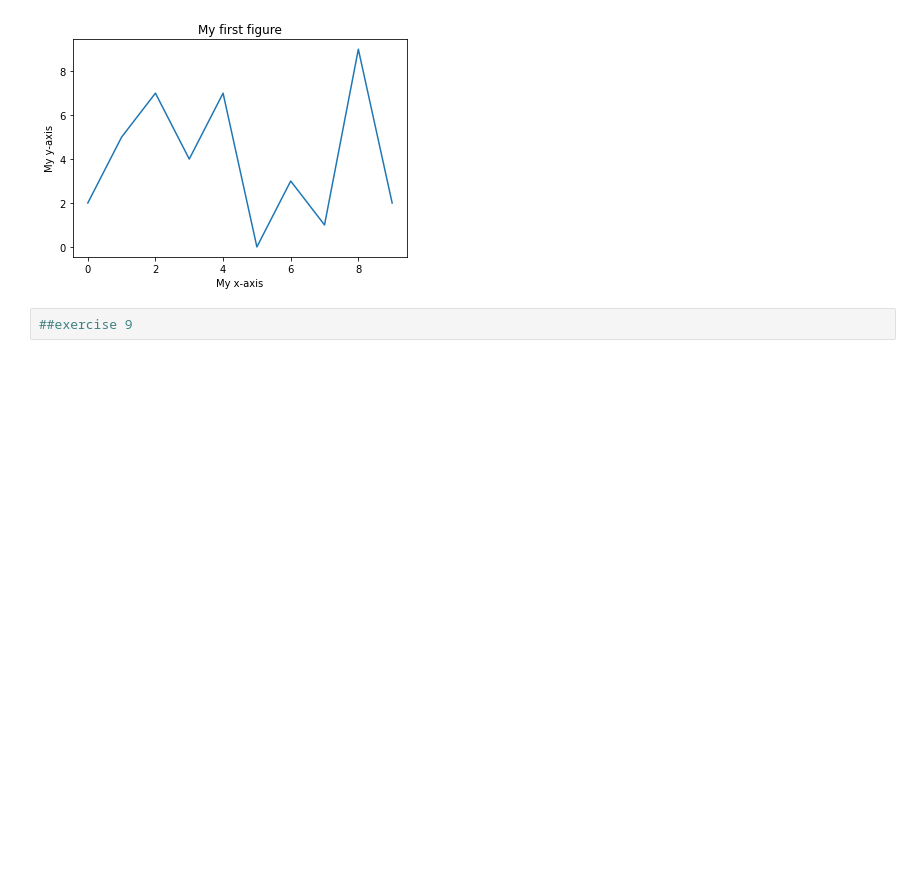
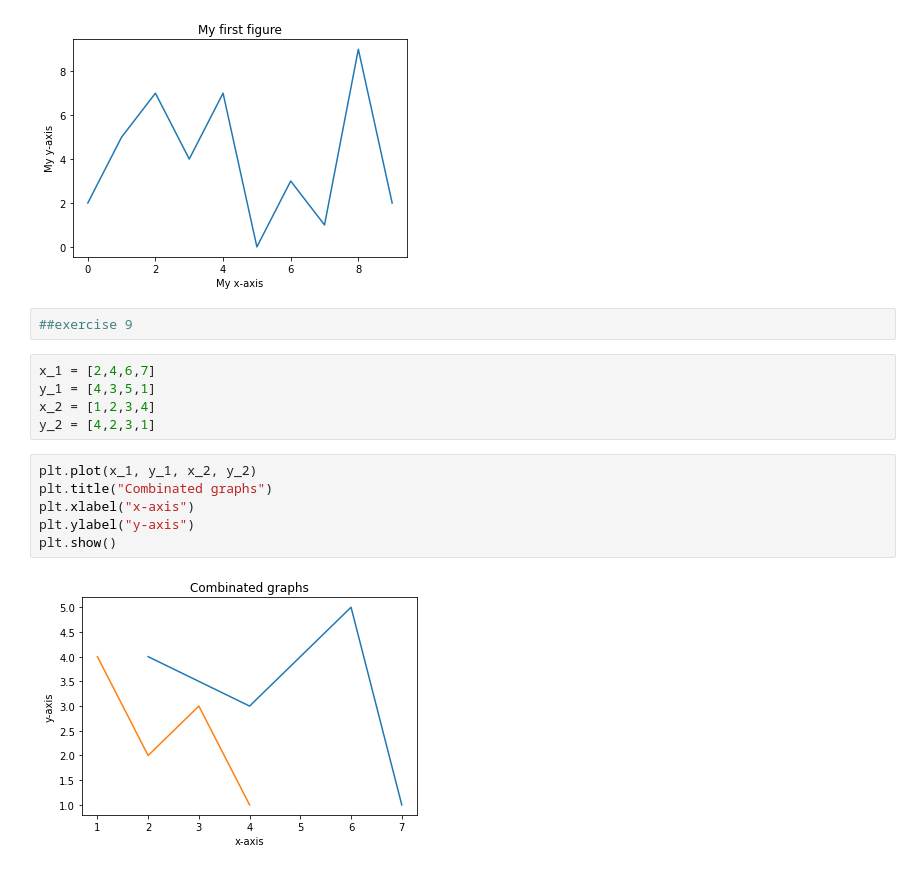
Before and after one commit to annassanchez/HY-2021-DataScience, a Jupyter notebook: week03/Week03.ipynb, the cells around one changed output. Drawn from its saved outputs; the diff is of its cells as text; blank space fills up the shorter version.

```diff
--- a/week03/Week03.ipynb
+++ b/week03/Week03.ipynb
@@ -662,3 +662,16 @@ plt.show()                    # Tell matplotlib to output the figure.
 [figure]
 # %%
 ##exercise 9
+# %%
+x_1 = [2,4,6,7]
+y_1 = [4,3,5,1]
+x_2 = [1,2,3,4]
+y_2 = [4,2,3,1]
+# %%
+plt.plot(x_1, y_1, x_2, y_2)
+plt.title("Combinated graphs")
+plt.xlabel("x-axis")
+plt.ylabel("y-axis")
+plt.show()
+# %% [output]
+[figure, added]
```
